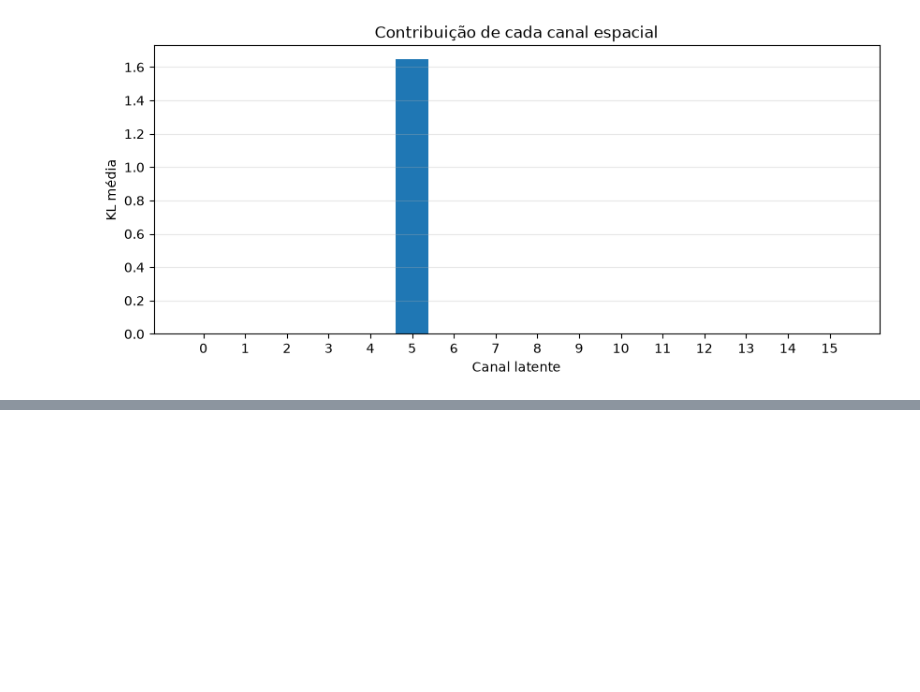
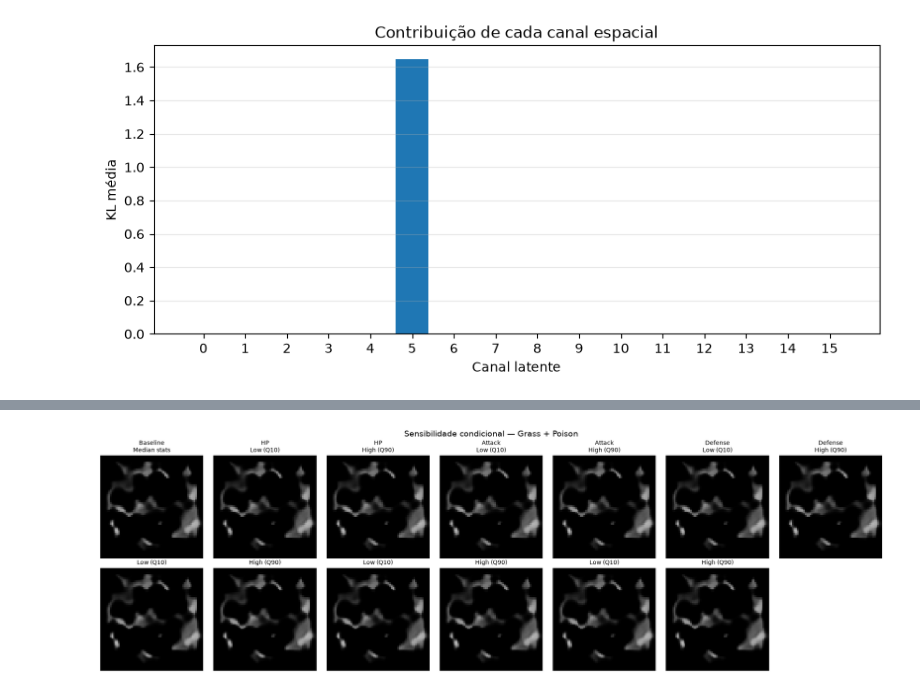
Before and after one commit to J0hnV1ct0r/Projeto_poke_sprite, a Jupyter notebook: pokeBWTPST_cvae.ipynb, the cells around one changed output, grey strips where cells are left out. Drawn from its saved outputs; the diff is of its cells as text; code cells hidden in the pictures; blank space fills up the shorter version.

```diff
--- a/pokeBWTPST_cvae.ipynb
+++ b/pokeBWTPST_cvae.ipynb
@@ -9203,0 +9429,44 @@ plt.show()
+# %%
+generated_np = (
+    generated.squeeze(1)
+    .cpu()
+    .numpy()
+)
+
+fig, axes = plt.subplots(
+    2,
+    7,
+    figsize=(19, 6)
+)
+
+axes = axes.flatten()
+
+for i, item in enumerate(variants):
+
+    axes[i].imshow(
+        generated_np[i],
+        cmap="gray",
+        vmin=0,
+        vmax=1
+    )
+
+    axes[i].set_title(
+        item["label"],
+        fontsize=10
+    )
+
+    axes[i].axis("off")
+
+# Ocultar o último espaço vazio
+for i in range(len(variants), len(axes)):
+    axes[i].axis("off")
+
+fig.suptitle(
+    "Sensibilidade condicional — Grass + Poison",
+    fontsize=14
+)
+
+plt.tight_layout()
+plt.show()
+# %% [output]
+[figure, added]
```
Also changed, not shown: parts of 10 cells of this notebook.
